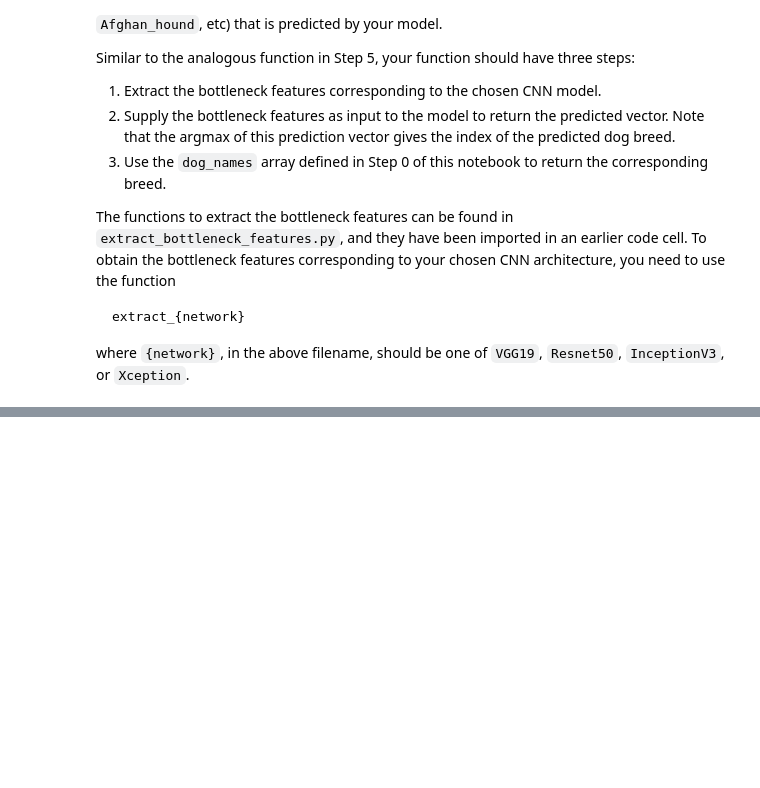
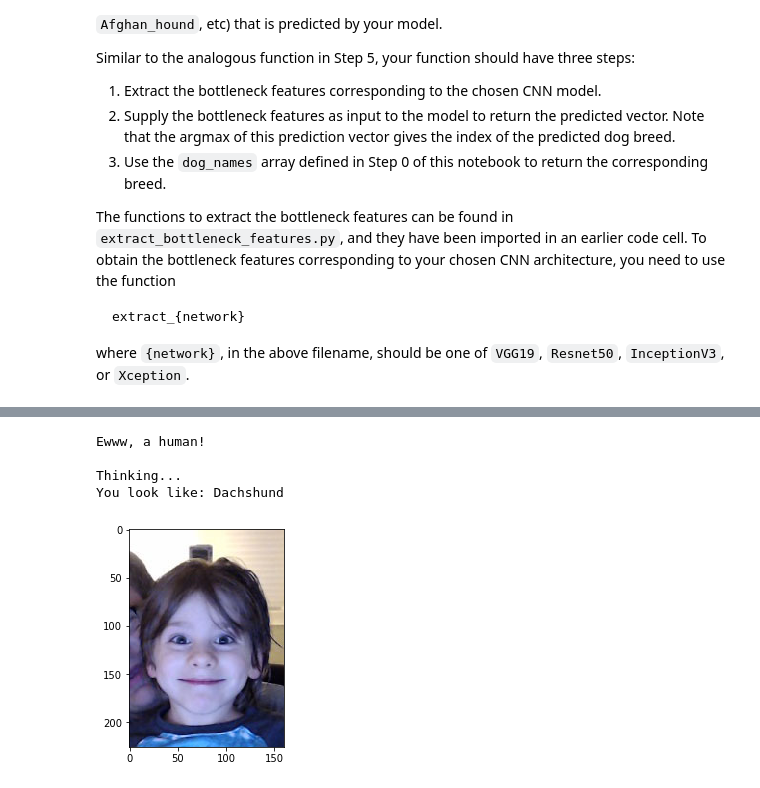
Before and after one commit to KrisDenio/dog-project, a Jupyter notebook: dog_app.ipynb, the cells around one changed output, grey strips where cells are left out. Cells and saved outputs as stored; diff of their text form; code cells hidden in the pictures; blank space fills up the shorter version.

```diff
--- a/dog_app.ipynb
+++ b/dog_app.ipynb
@@ -687,0 +972,8 @@ __Answer:__
+# %%
+dog_or_human("images/henry.jpg")
+# %% [output]
+Ewww, a human!
+
+Thinking...
+You look like: Dachshund
+[figure, added]
```
Also changed, not shown: parts of 36 cells of this notebook, 17 other files.
